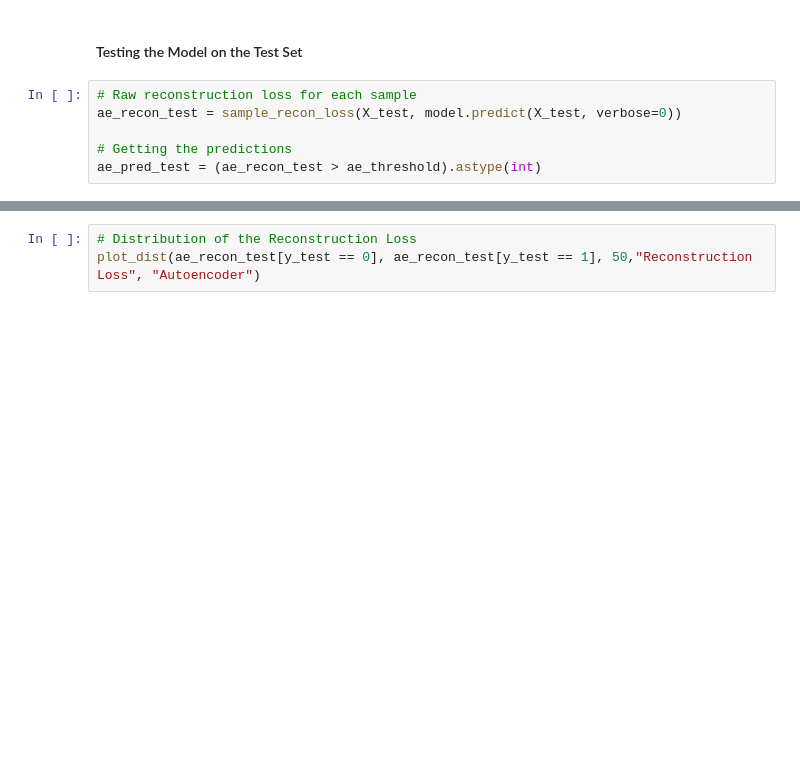
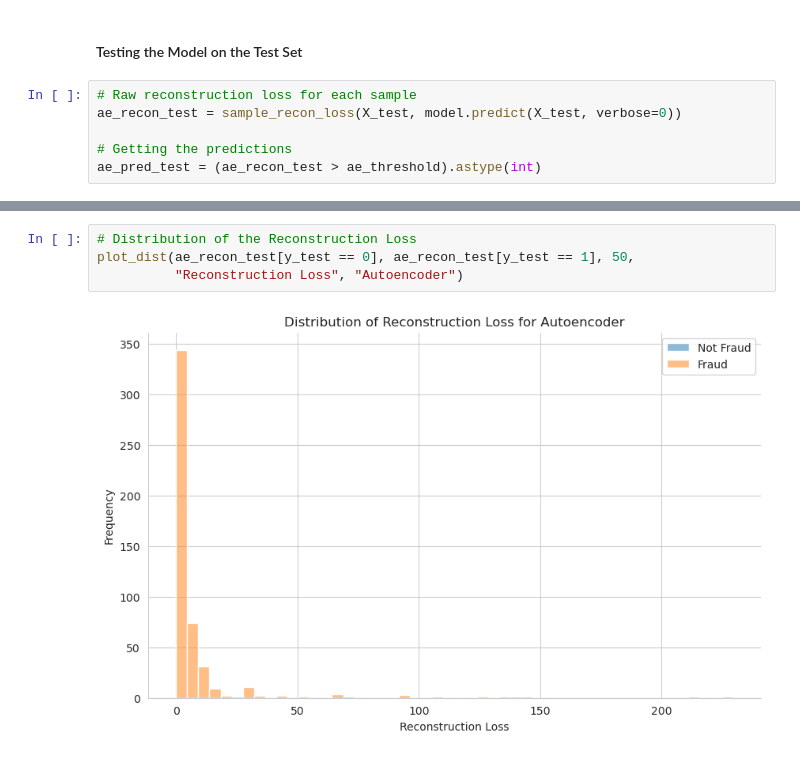
Before and after one commit to dennisjooo/Credit-Fraud-Detector, a Jupyter notebook: fraud.ipynb, the cells around one changed output, grey strips where cells are left out. Drawn from its saved outputs; the diff is of its cells as text; blank space fills up the shorter version.

```diff
--- a/fraud.ipynb
+++ b/fraud.ipynb
@@ -726,6 +759,9 @@ classifier_metrics(y_test, ae_pred_test)
 # %%
 # Distribution of the Reconstruction Loss
-plot_dist(ae_recon_test[y_test == 0], ae_recon_test[y_test == 1], 50,"Reconstruction Loss", "Autoencoder")
+plot_dist(ae_recon_test[y_test == 0], ae_recon_test[y_test == 1], 50,
+          "Reconstruction Loss", "Autoencoder")
+# %% [output]
+[figure, added]
 # %%
 # Plotting the ROC curve
 plot_roc_curve(y_test, ae_recon_test, "Autoencoder")
```
Also changed, not shown: parts of 23 cells of this notebook, 11 other files.
